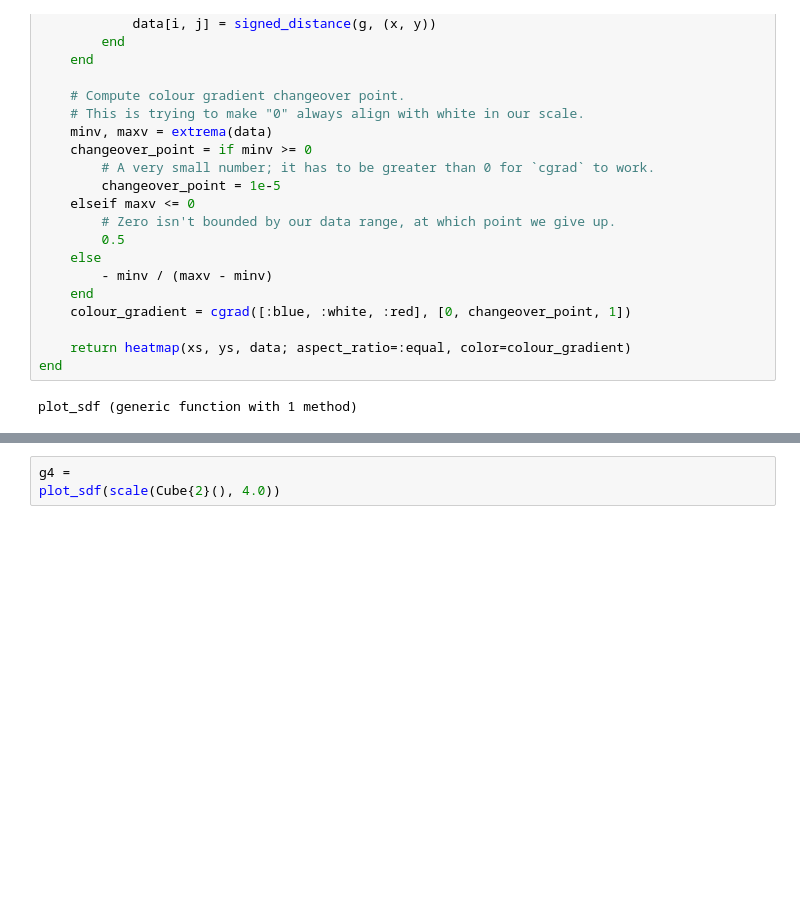
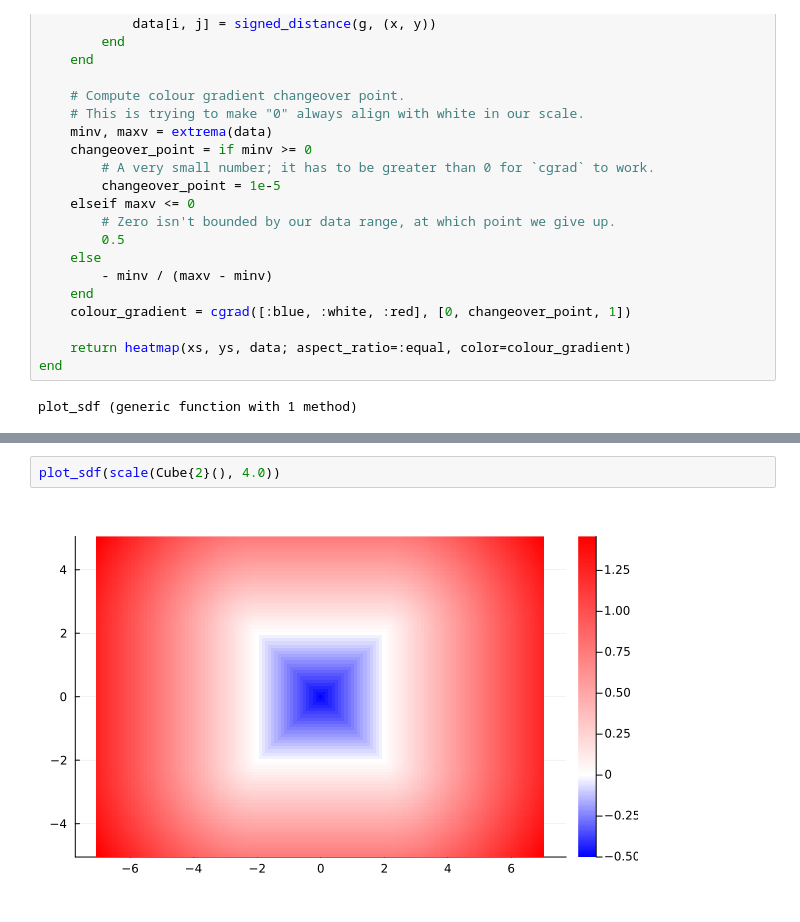
Before and after one commit to tpgillam/SignedDistanceFunctions.jl, a Jupyter notebook: examples/examples.ipynb, the cells around one changed output, grey strips where cells are left out. Cells and saved outputs as stored; diff of their text form; blank space fills up the shorter version.

Commit message:
Hopefully get images to show in github.

```diff
--- a/examples/examples.ipynb
+++ b/examples/examples.ipynb
@@ -50,3 +59,4 @@ plot_sdf(g3)
 # %%
-g4 =
 plot_sdf(scale(Cube{2}(), 4.0))
+# %% [output]
+[figure, added]
```
Also changed, not shown: parts of 5 cells of this notebook, 1 other file.
